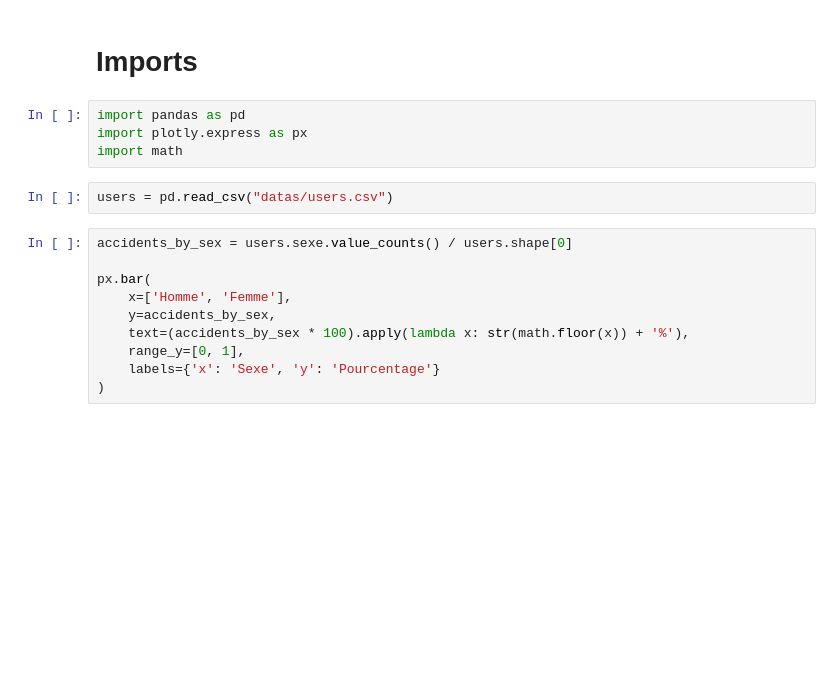
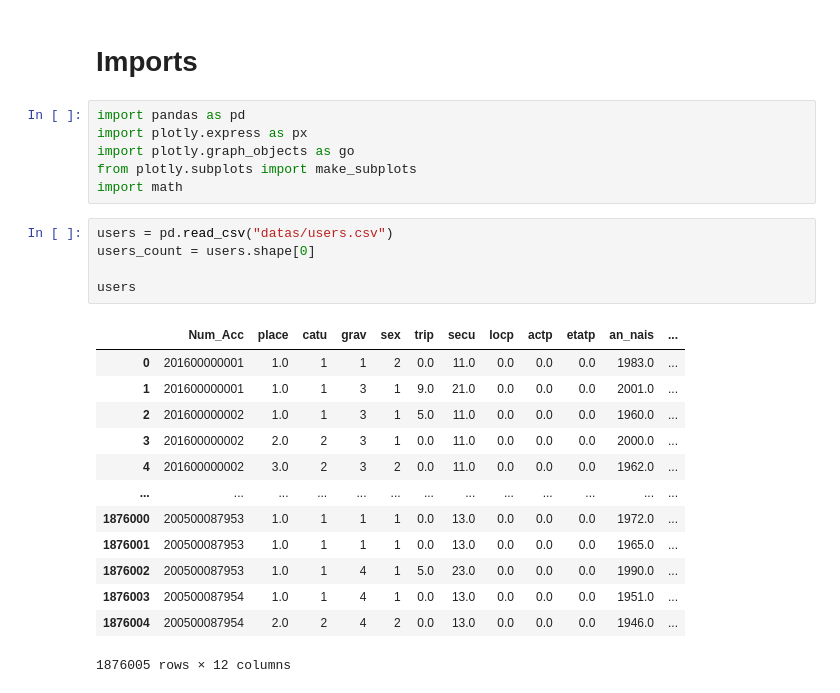
Before and after one commit to darmangerd/road-accidents-study, a Jupyter notebook: users.ipynb, the cells around one changed output. Saved outputs shown, nothing was run; the diff lists cells and outputs as text; blank space fills up the shorter version.

```diff
--- a/users.ipynb
+++ b/users.ipynb
@@ -3,16 +3,25 @@
 # %%
 import pandas as pd
 import plotly.express as px
+import plotly.graph_objects as go
+from plotly.subplots import make_subplots
 import math
 # %%
 users = pd.read_csv("datas/users.csv")
+users_count = users.shape[0]
+
+users
+# %% [output]
+|  | Num_Acc | place | catu | grav | sex | trip | secu | locp | actp | etatp | an_nais | ... |
+| 0 | 201600000001 | 1.0 | 1 | 1 | 2 | 0.0 | 11.0 | 0.0 | 0.0 | 0.0 | 1983.0 | ... |
+| 1 | 201600000001 | 1.0 | 1 | 3 | 1 | 9.0 | 21.0 | 0.0 | 0.0 | 0.0 | 2001.0 | ... |
+| 2 | 201600000002 | 1.0 | 1 | 3 | 1 | 5.0 | 11.0 | 0.0 | 0.0 | 0.0 | 1960.0 | ... |
+| 3 | 201600000002 | 2.0 | 2 | 3 | 1 | 0.0 | 11.0 | 0.0 | 0.0 | 0.0 | 2000.0 | ... |
+| 4 | 201600000002 | 3.0 | 2 | 3 | 2 | 0.0 | 11.0 | 0.0 | 0.0 | 0.0 | 1962.0 | ... |
+| ... | ... | ... | ... | ... | ... | ... | ... | ... | ... | ... | ... | ... |
+| 1876000 | 200500087953 | 1.0 | 1 | 1 | 1 | 0.0 | 13.0 | 0.0 | 0.0 | 0.0 | 1972.0 | ... |
+| 1876001 | 200500087953 | 1.0 | 1 | 1 | 1 | 0.0 | 13.0 | 0.0 | 0.0 | 0.0 | 1965.0 | ... |
+| 1876002 | 200500087953 | 1.0 | 1 | 4 | 1 | 5.0 | 23.0 | 0.0 | 0.0 | 0.0 | 1990.0 | ... |
+| 1876003 | 200500087954 | 1.0 | 1 | 4 | 1 | 0.0 | 13.0 | 0.0 | 0.0 | 0.0 | 1951.0 | ... |
+| 1876004 | 200500087954 | 2.0 | 2 | 4 | 2 | 0.0 | 13.0 | 0.0 | 0.0 | 0.0 | 1946.0 | ... |
+1876005 rows × 12 columns
-# %%
-accidents_by_sex = users.sexe.value_counts() / users.shape[0]
-
-px.bar(
-    x=['Homme', 'Femme'],
-    y=accidents_by_sex,
-    text=(accidents_by_sex * 100).apply(lambda x: str(math.floor(x)) + '%'),
-    range_y=[0, 1],
-    labels={'x': 'Sexe', 'y': 'Pourcentage'}
-)
```
Also changed, not shown: parts of 13 cells of this notebook, 1 other file.
